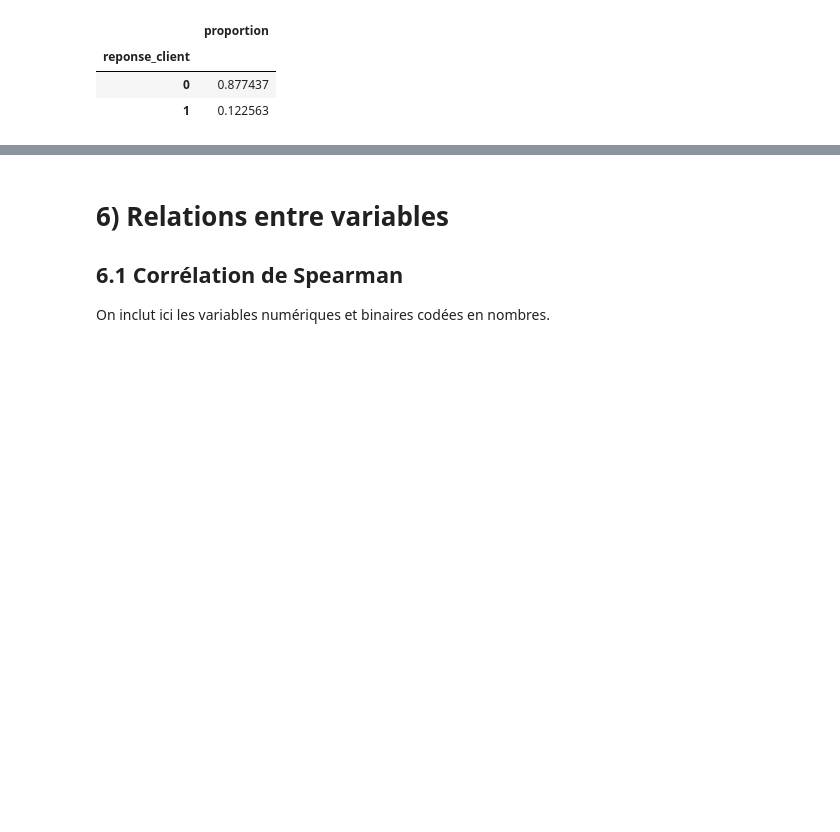
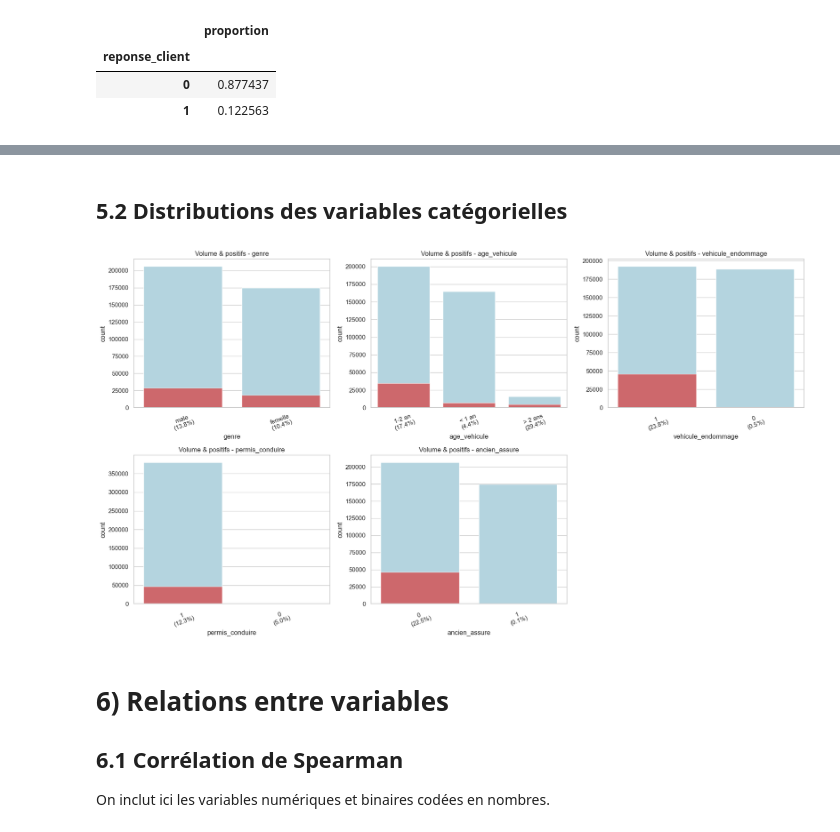
Before and after one commit to mayahamdy/TP-VDD, a Jupyter notebook: Projet_Analyse.ipynb, the cells around one changed output, grey strips where cells are left out. Drawn from its saved outputs; the diff is of its cells as text; code cells hidden in the pictures; blank space fills up the shorter version.

```diff
--- a/Projet_Analyse.ipynb
+++ b/Projet_Analyse.ipynb
@@ -454,3 +419,60 @@ Taux de réponse par permis_conduire
+# %% [markdown]
+## 5.2 Distributions des variables catégorielles
+# %%
+fig, axes = plt.subplots(2, 3, figsize=(18, 10))
+axes = axes.flatten()
+
+plot_cols = ["genre", "age_vehicule", "vehicule_endommage", "permis_conduire", "ancien_assure"]
+
+for ax, col in zip(axes, plot_cols):
+    order = train_df[col].value_counts().index
+
+    # Total
+    sns.countplot(data=train_df, x=col, order=order, ax=ax, color="lightblue")
+
+    # Positifs
+    tmp_positive = (
+        train_df[train_df[target_col] == 1]
+        .groupby(col)
+        .size()
+        .reindex(order, fill_value=0)
+    )
+
+    sns.barplot(
+        x=tmp_positive.index,
+        y=tmp_positive.values,
+        order=order,
+        ax=ax,
+        color="red",
+        alpha=0.6
+    )
+
+    # Taux
+    tmp_rate = (
+        train_df.groupby(col)[target_col]
+        .mean()
+        .reindex(order)
+    )
+
+    # 👉 modifier les labels de l'axe X pour inclure le %
+    new_labels = [
+        f"{cat}\n({rate:.1%})"
+        for cat, rate in zip(order, tmp_rate)
+    ]
+
+    ax.set_xticklabels(new_labels, rotation=20)
+
+    ax.set_title(f"Volume & positifs - {col}")
+    ax.set_xlabel(col)
+
+# cacher les axes vides
+for ax in axes[len(plot_cols):]:
+    ax.axis("off")
+
+plt.tight_layout()
+plt.show()
+# %% [output]
+[figure, added]
 # %% [markdown]
 # 6) Relations entre variables
 
```
Also changed, not shown: parts of 18 cells of this notebook.
